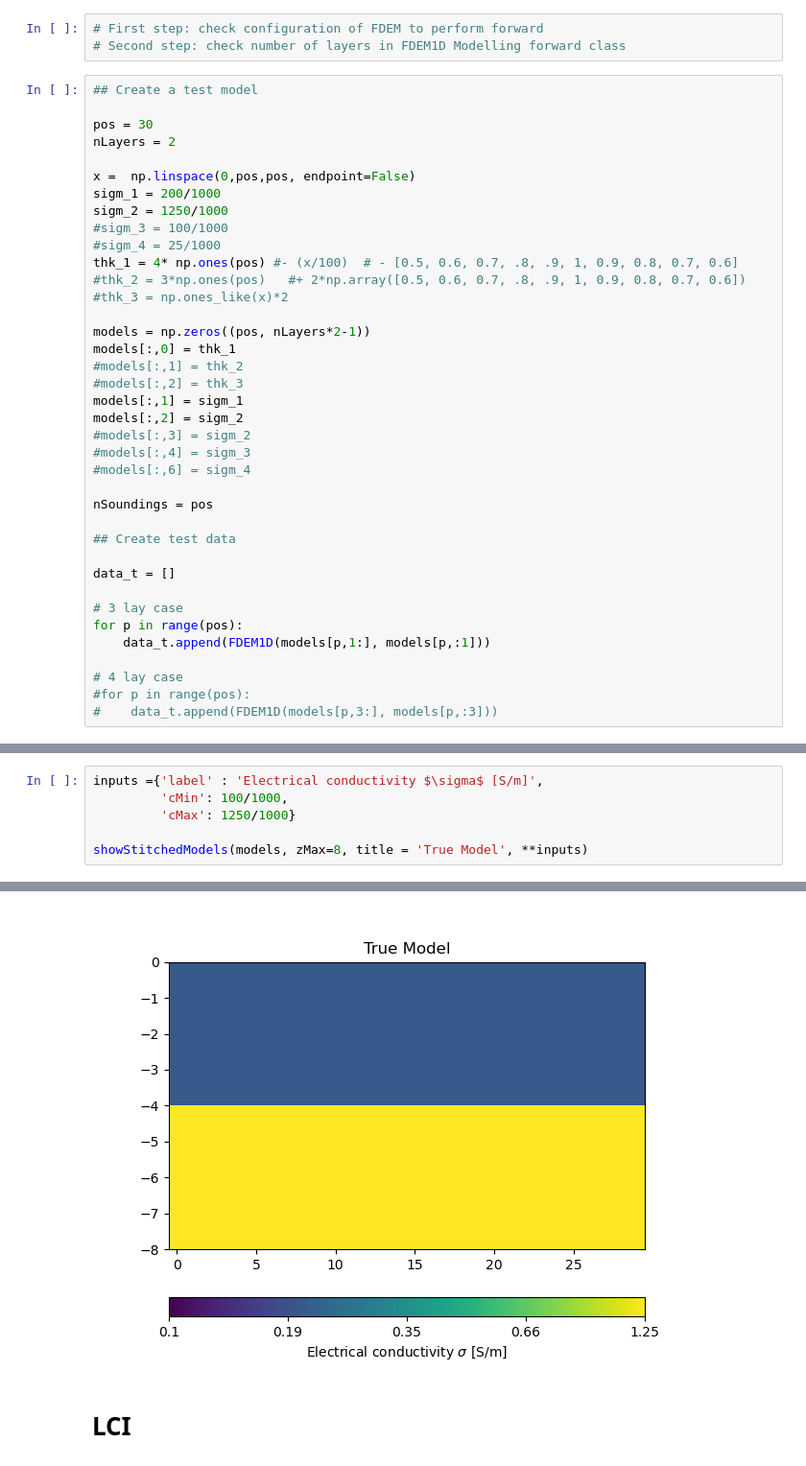
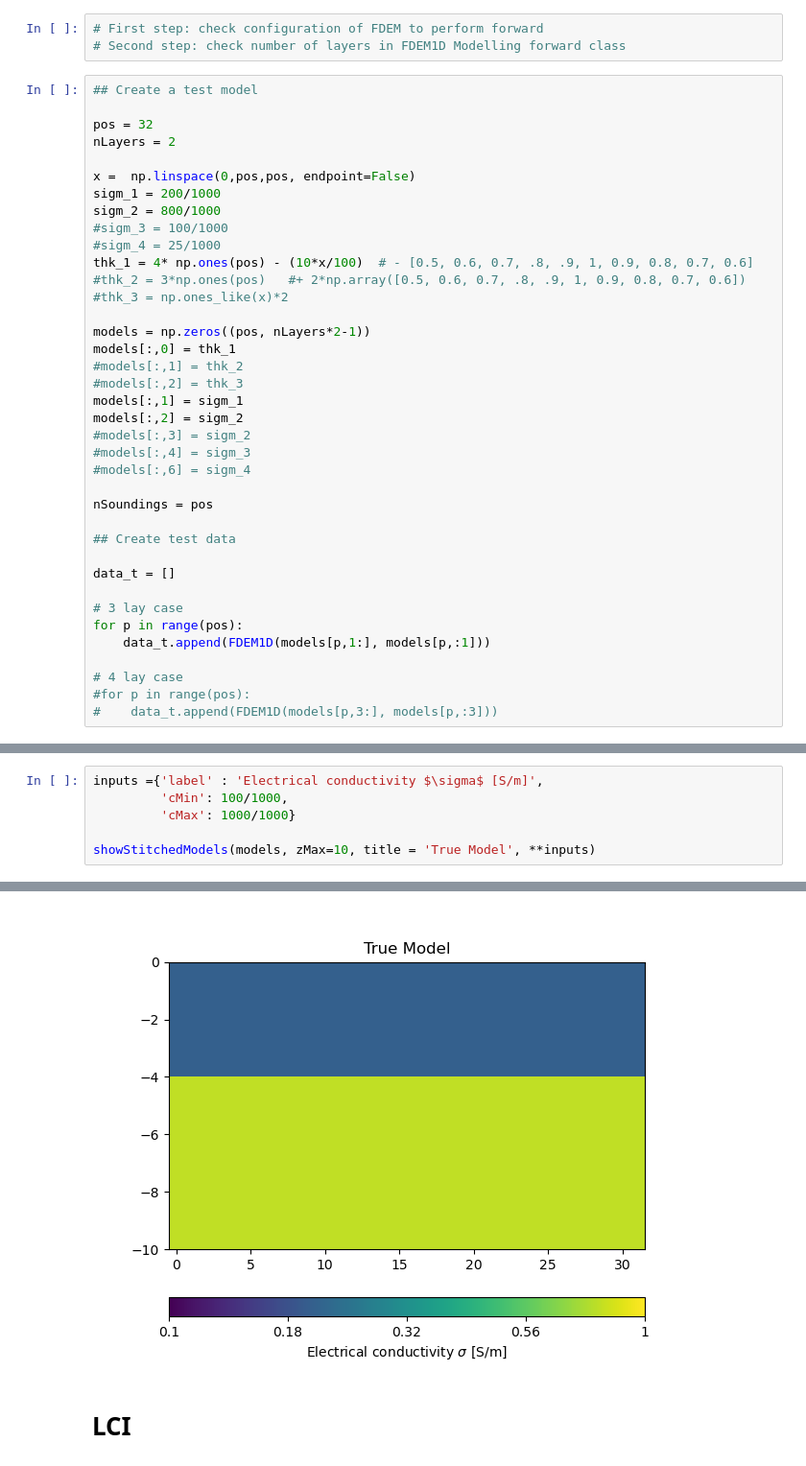
Before and after one commit to mariacarrizo/FDEM_LCI_PWI, a Jupyter notebook: LCI_new.ipynb, the cells around one changed output, grey strips where cells are left out. Shown at 96% size. Drawn from its saved outputs; the diff is of its cells as text.

```diff
--- a/LCI_new.ipynb
+++ b/LCI_new.ipynb
@@ -19,15 +19,15 @@ from Plot import Plot_Datas
 # %%
 ## Create a test model
 
-pos = 30
+pos = 32
 nLayers = 2
 
 x =  np.linspace(0,pos,pos, endpoint=False)
 sigm_1 = 200/1000
-sigm_2 = 1250/1000
+sigm_2 = 800/1000
 #sigm_3 = 100/1000
 #sigm_4 = 25/1000
-thk_1 = 4* np.ones(pos) #- (x/100)  # - [0.5, 0.6, 0.7, .8, .9, 1, 0.9, 0.8, 0.7, 0.6]
+thk_1 = 4* np.ones(pos) - (10*x/100)  # - [0.5, 0.6, 0.7, .8, .9, 1, 0.9, 0.8, 0.7, 0.6]
 #thk_2 = 3*np.ones(pos)   #+ 2*np.array([0.5, 0.6, 0.7, .8, .9, 1, 0.9, 0.8, 0.7, 0.6])
 #thk_3 = np.ones_like(x)*2
 
@@ -62,7 +81,7 @@ np.save('dataLCI', data_t)
 # %%
 inputs ={'label' : 'Electrical conductivity $\sigma$ [S/m]',
          'cMin': 100/1000,
-         'cMax': 1250/1000}
+         'cMax': 1000/1000}
 
-showStitchedModels(models, zMax=8, title = 'True Model', **inputs)
+showStitchedModels(models, zMax=10, title = 'True Model', **inputs)
 # %% [output]
@@ -70,4 +89,4 @@ showStitchedModels(models, zMax=8, title = 'True Model', **inputs)
-[figure, old version]
+[figure, new version]
 # %% [markdown]
 # LCI
 # %%
```
Also changed, not shown: parts of 7 cells of this notebook.
